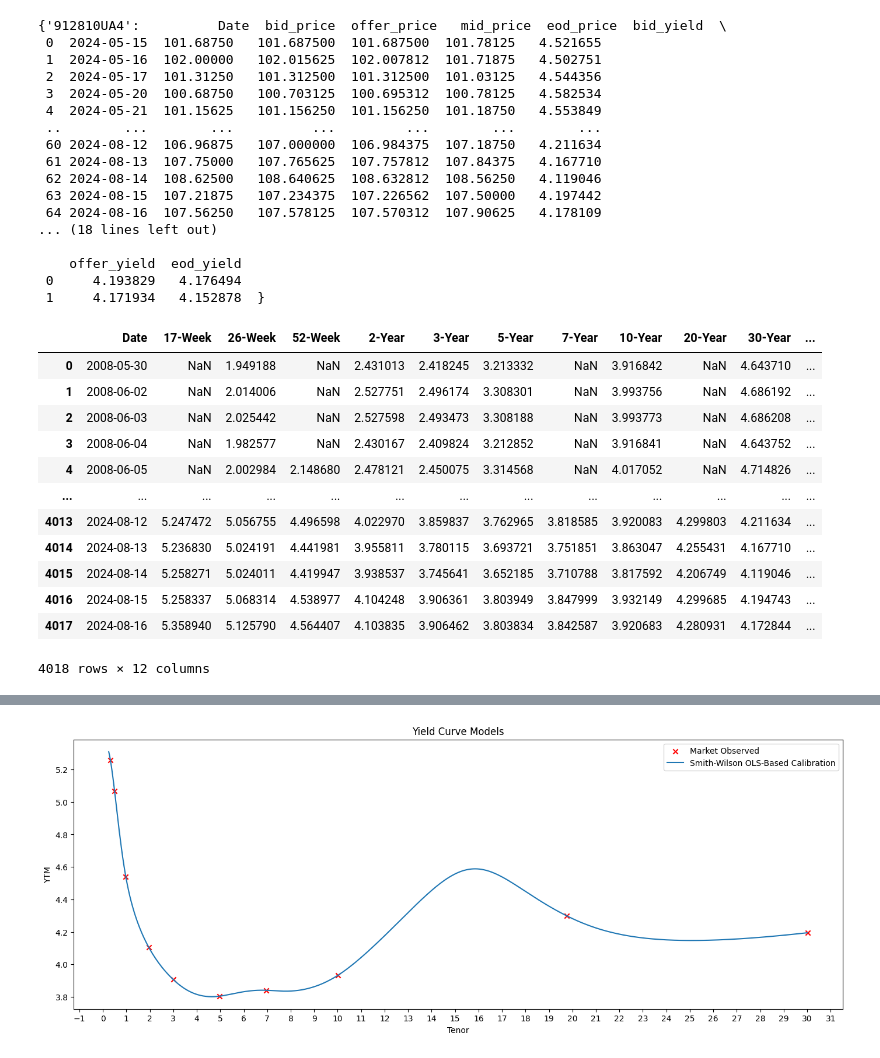
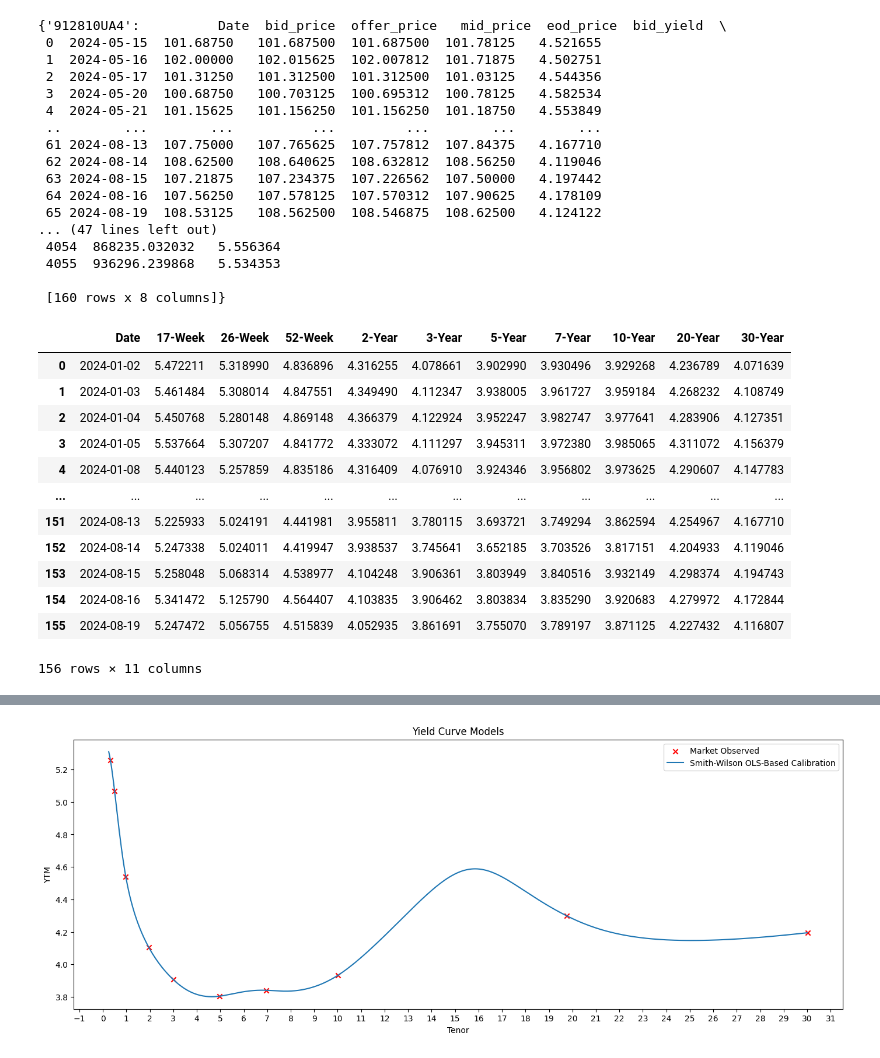
Before and after one commit to cleeclee123/Curvy-CUSIPs, a Jupyter notebook: temp.ipynb, the cells around one changed output, grey strips where cells are left out. Cells and saved outputs as stored; diff of their text form; code cells hidden in the pictures.

```diff
--- a/temp.ipynb
+++ b/temp.ipynb
@@ -83,5 +85,5 @@ auctions_df = cusip_curve_builder.get_auctions_df(as_of_date=as_of_date)
 # %%
-ts_df = cusip_curve_builder.cusips_timeseries(start_date=datetime(2024, 1, 1), end_date=datetime(2024, 8, 16), cusips=["912810UA4", "912810UC0"])
+ts_df = cusip_curve_builder.cusips_timeseries(start_date=datetime(2024, 1, 1), end_date=datetime(2024, 8, 20), cusips=["912810UA4", "912810UC0", "912810ES3"])
 ts_df
 # %% [output]
 {'912810UA4':          Date  bid_price  offer_price   mid_price  eod_price  bid_yield  \
@@ -91,37 +93,46 @@ ts_df
  3  2024-05-20  100.68750   100.703125  100.695312  100.78125   4.582534
  4  2024-05-21  101.15625   101.156250  101.156250  101.18750   4.553849
  ..        ...        ...          ...         ...        ...        ...
- 60 2024-08-12  106.96875   107.000000  106.984375  107.18750   4.211634
  61 2024-08-13  107.75000   107.765625  107.757812  107.84375   4.167710
  62 2024-08-14  108.62500   108.640625  108.632812  108.56250   4.119046
  63 2024-08-15  107.21875   107.234375  107.226562  107.50000   4.197442
  64 2024-08-16  107.56250   107.578125  107.570312  107.90625   4.178109
-... (18 lines left out)
+ 65 2024-08-19  108.53125   108.562500  108.546875  108.62500   4.124122
+... (47 lines left out)
+ 4054  868235.032032   5.556364
+ 4055  936296.239868   5.534353
 
-    offer_yield  eod_yield
- 0     4.193829   4.176494
- 1     4.171934   4.152878  }
+ [160 rows x 8 columns]}
-# %%
-ct_df = cusip_curve_builder.get_historical_cts(
-    start_date=datetime(2008, 5, 30),
-    end_date=datetime(2024, 8, 16),
-    use_bid_side=True,
-    # use_offer_side=True,
-    max_concurrent_tasks=256,
-    max_keepalive_connections=20,
-)
-ct_df
-# %% [output]
-|  | Date | 17-Week | 26-Week | 52-Week | 2-Year | 3-Year | 5-Year | 7-Year | 10-Year | 20-Year | 30-Year | ... |
-| 0 | 2008-05-30 | NaN | 1.949188 | NaN | 2.431013 | 2.418245 | 3.213332 | NaN | 3.916842 | NaN | 4.643710 | ... |
-| 1 | 2008-06-02 | NaN | 2.014006 | NaN | 2.527751 | 2.496174 | 3.308301 | NaN | 3.993756 | NaN | 4.686192 | ... |
-| 2 | 2008-06-03 | NaN | 2.025442 | NaN | 2.527598 | 2.493473 | 3.308188 | NaN | 3.993773 | NaN | 4.686208 | ... |
-| 3 | 2008-06-04 | NaN | 1.982577 | NaN | 2.430167 | 2.409824 | 3.212852 | NaN | 3.916841 | NaN | 4.643752 | ... |
-| 4 | 2008-06-05 | NaN | 2.002984 | 2.148680 | 2.478121 | 2.450075 | 3.314568 | NaN | 4.017052 | NaN | 4.714826 | ... |
-| ... | ... | ... | ... | ... | ... | ... | ... | ... | ... | ... | ... | ... |
-| 4013 | 2024-08-12 | 5.247472 | 5.056755 | 4.496598 | 4.022970 | 3.859837 | 3.762965 | 3.818585 | 3.920083 | 4.299803 | 4.211634 | ... |
-| 4014 | 2024-08-13 | 5.236830 | 5.024191 | 4.441981 | 3.955811 | 3.780115 | 3.693721 | 3.751851 | 3.863047 | 4.255431 | 4.167710 | ... |
-| 4015 | 2024-08-14 | 5.258271 | 5.024011 | 4.419947 | 3.938537 | 3.745641 | 3.652185 | 3.710788 | 3.817592 | 4.206749 | 4.119046 | ... |
-| 4016 | 2024-08-15 | 5.258337 | 5.068314 | 4.538977 | 4.104248 | 3.906361 | 3.803949 | 3.847999 | 3.932149 | 4.299685 | 4.194743 | ... |
-| 4017 | 2024-08-16 | 5.358940 | 5.125790 | 4.564407 | 4.103835 | 3.906462 | 3.803834 | 3.842587 | 3.920683 | 4.280931 | 4.172844 | ... |
-4018 rows × 12 columns
+# %%
+ct_yields_df = cusip_curve_builder.get_historical_ct_yields(
+    start_date=datetime(2024, 1, 1),
+    end_date=datetime(2024, 8, 19),
+    use_bid_side=True,
+    tenors=[
+        "17-Week",
+        "26-Week",
+        "52-Week",
+        "2-Year",
+        "3-Year",
+        "5-Year",
+        "7-Year",
+        "10-Year",
+        "20-Year",
+        "30-Year",
+    ],
+)
+ct_yields_df
+# %% [output]
+|  | Date | 17-Week | 26-Week | 52-Week | 2-Year | 3-Year | 5-Year | 7-Year | 10-Year | 20-Year | 30-Year |
+| 0 | 2024-01-02 | 5.472211 | 5.318990 | 4.836896 | 4.316255 | 4.078661 | 3.902990 | 3.930496 | 3.929268 | 4.236789 | 4.071639 |
+| 1 | 2024-01-03 | 5.461484 | 5.308014 | 4.847551 | 4.349490 | 4.112347 | 3.938005 | 3.961727 | 3.959184 | 4.268232 | 4.108749 |
+| 2 | 2024-01-04 | 5.450768 | 5.280148 | 4.869148 | 4.366379 | 4.122924 | 3.952247 | 3.982747 | 3.977641 | 4.283906 | 4.127351 |
+| 3 | 2024-01-05 | 5.537664 | 5.307207 | 4.841772 | 4.333072 | 4.111297 | 3.945311 | 3.972380 | 3.985065 | 4.311072 | 4.156379 |
+| 4 | 2024-01-08 | 5.440123 | 5.257859 | 4.835186 | 4.316409 | 4.076910 | 3.924346 | 3.956802 | 3.973625 | 4.290607 | 4.147783 |
+| ... | ... | ... | ... | ... | ... | ... | ... | ... | ... | ... | ... |
+| 151 | 2024-08-13 | 5.225933 | 5.024191 | 4.441981 | 3.955811 | 3.780115 | 3.693721 | 3.749294 | 3.862594 | 4.254967 | 4.167710 |
+| 152 | 2024-08-14 | 5.247338 | 5.024011 | 4.419947 | 3.938537 | 3.745641 | 3.652185 | 3.703526 | 3.817151 | 4.204933 | 4.119046 |
+| 153 | 2024-08-15 | 5.258048 | 5.068314 | 4.538977 | 4.104248 | 3.906361 | 3.803949 | 3.840516 | 3.932149 | 4.298374 | 4.194743 |
+| 154 | 2024-08-16 | 5.341472 | 5.125790 | 4.564407 | 4.103835 | 3.906462 | 3.803834 | 3.835290 | 3.920683 | 4.279972 | 4.172844 |
+| 155 | 2024-08-19 | 5.247472 | 5.056755 | 4.515839 | 4.052935 | 3.861691 | 3.755070 | 3.789197 | 3.871125 | 4.227432 | 4.116807 |
+156 rows × 11 columns
```
Also changed, not shown: parts of 7 cells of this notebook, 5 other files.
